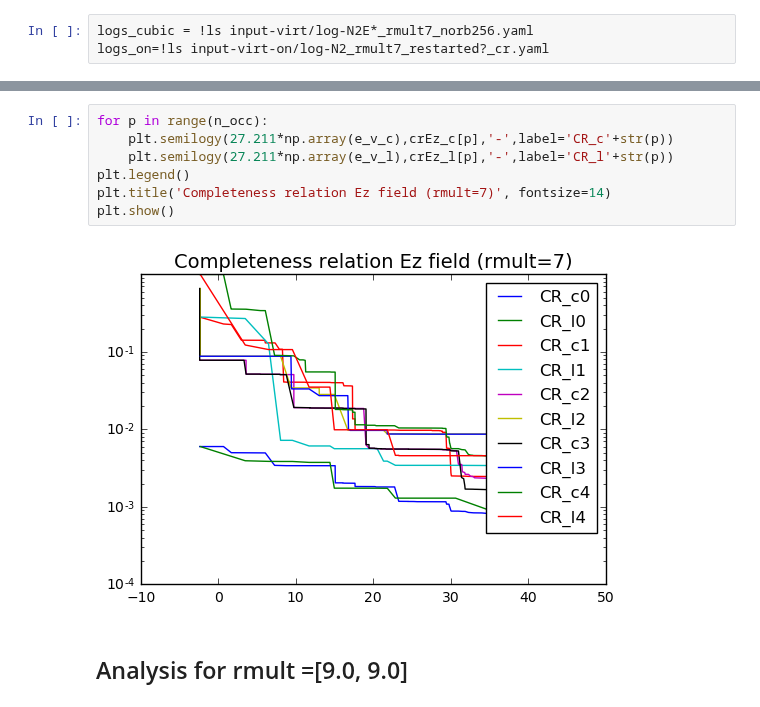
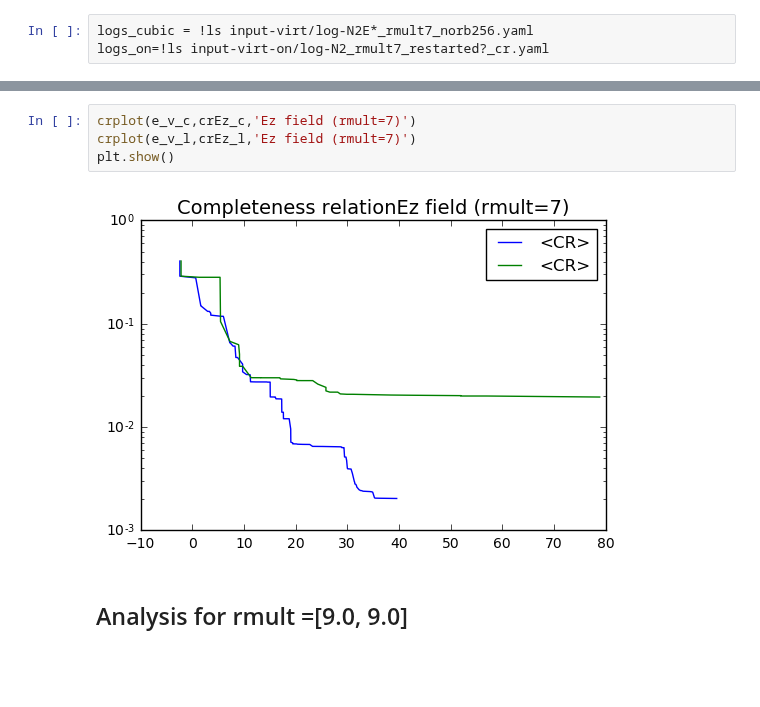
Before and after one commit to luigigenovese/KPM-nb, a Jupyter notebook: STATIC ELECTRIC FIELD/N2/N2_Maximum_Energy_vs_Virtual_Oribitals.ipynb, the cells around one changed output, grey strips where cells are left out. Cells and saved outputs as stored; diff of their text form; blank space fills up the shorter version.

```diff
--- a/STATIC ELECTRIC FIELD/N2/N2_Maximum_Energy_vs_Virtual_Oribitals.ipynb
+++ b/STATIC ELECTRIC FIELD/N2/N2_Maximum_Energy_vs_Virtual_Oribitals.ipynb
@@ -506,12 +499,9 @@ plt.show()
-# %%
-for p in range(n_occ):
-    plt.semilogy(27.211*np.array(e_v_c),crEz_c[p],'-',label='CR_c'+str(p))
-    plt.semilogy(27.211*np.array(e_v_l),crEz_l[p],'-',label='CR_l'+str(p))
-plt.legend()
-plt.title('Completeness relation Ez field (rmult=7)', fontsize=14)
-plt.show()
-# %% [output]
-[figure, removed]
+# %%
+crplot(e_v_c,crEz_c,'Ez field (rmult=7)')
+crplot(e_v_l,crEz_l,'Ez field (rmult=7)')
+plt.show()
+# %% [output]
+[figure, added]
 # %% [markdown]
 ## Analysis for rmult =[9.0, 9.0]
 # %% [markdown]
```
Also changed, not shown: parts of 12 cells of this notebook, 1 other file.
